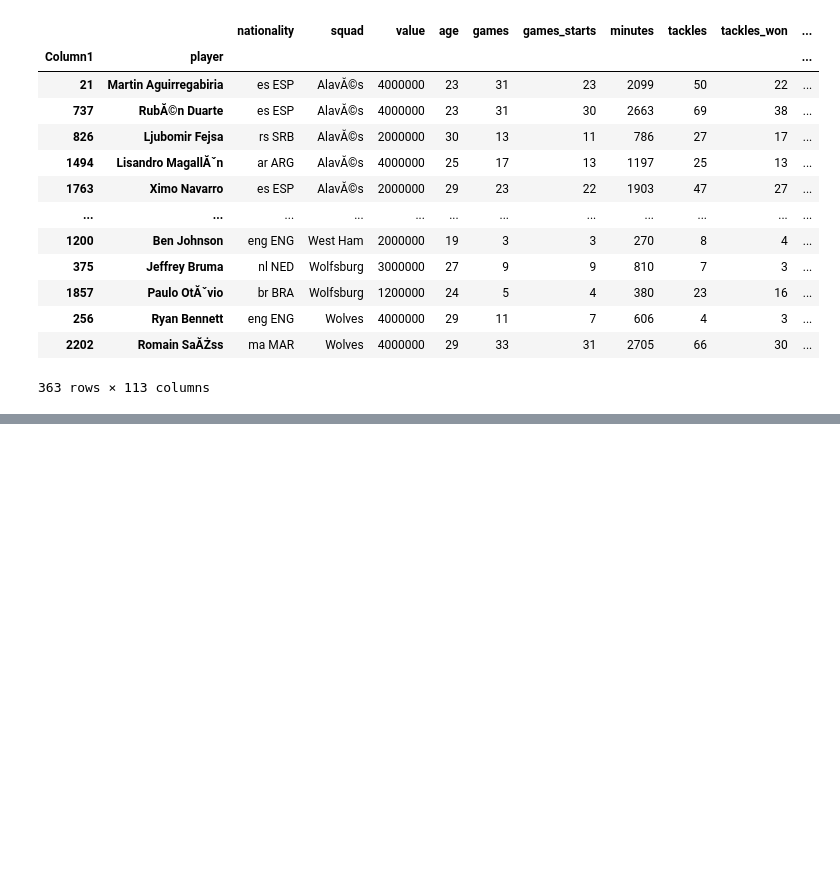
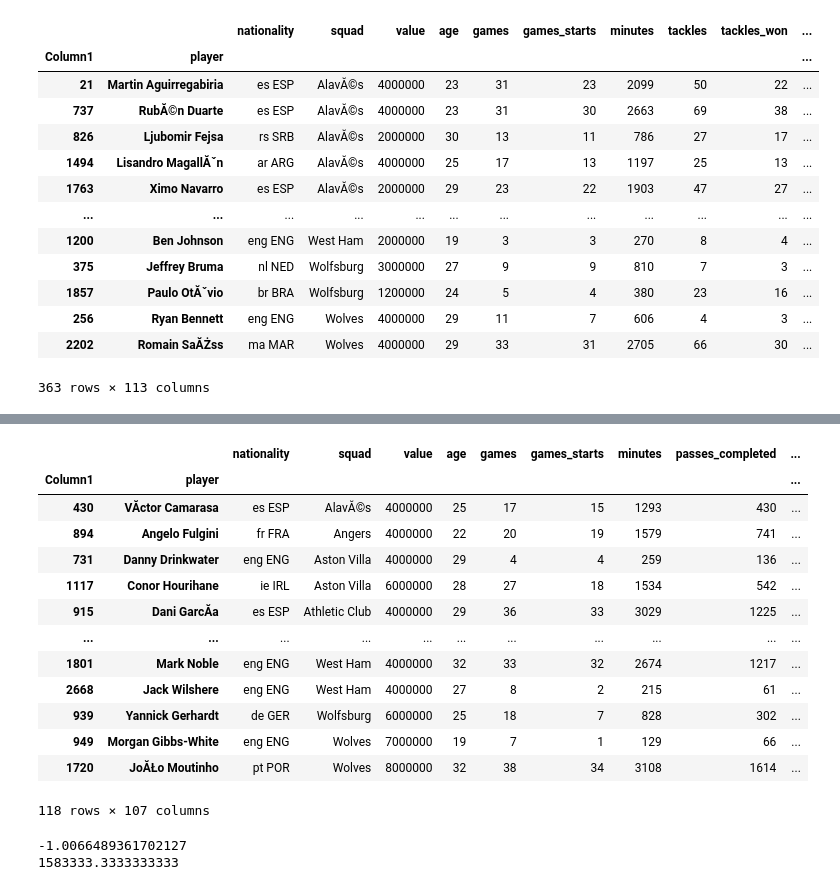
Before and after one commit to AimenZemzmi/TransferMarkt, a Jupyter notebook: transfermarkt.ipynb, the cells around one changed output, grey strips where cells are left out. Drawn from its saved outputs; the diff is of its cells as text; code cells hidden in the pictures; blank space fills up the shorter version.

```diff
--- a/transfermarkt.ipynb
+++ b/transfermarkt.ipynb
@@ -321,0 +418,20 @@ Name: value, dtype: int64
+# %%
+inf_mc = df_milieu_vf['value'] > 2500000
+supp_mc = df_milieu_vf['value'] < 9000000
+df_milieu_vf = df_milieu_vf[inf_mc & supp_mc]
+df_milieu_vf
+# %% [output]
+|  |  | nationality | squad | value | age | games | games_starts | minutes | passes_completed | ... |
+| Column1 | player |  |  |  |  |  |  |  |  | ... |
+| 430 | VĂ­ctor Camarasa | es ESP | AlavĂ©s | 4000000 | 25 | 17 | 15 | 1293 | 430 | ... |
+| 894 | Angelo Fulgini | fr FRA | Angers | 4000000 | 22 | 20 | 19 | 1579 | 741 | ... |
+| 731 | Danny Drinkwater | eng ENG | Aston Villa | 4000000 | 29 | 4 | 4 | 259 | 136 | ... |
+| 1117 | Conor Hourihane | ie IRL | Aston Villa | 6000000 | 28 | 27 | 18 | 1534 | 542 | ... |
+| 915 | Dani GarcĂ­a | es ESP | Athletic Club | 4000000 | 29 | 36 | 33 | 3029 | 1225 | ... |
+| ... | ... | ... | ... | ... | ... | ... | ... | ... | ... | ... |
+| 1801 | Mark Noble | eng ENG | West Ham | 4000000 | 32 | 33 | 32 | 2674 | 1217 | ... |
+| 2668 | Jack Wilshere | eng ENG | West Ham | 4000000 | 27 | 8 | 2 | 215 | 61 | ... |
+| 939 | Yannick Gerhardt | de GER | Wolfsburg | 6000000 | 25 | 18 | 7 | 828 | 302 | ... |
+| 949 | Morgan Gibbs-White | eng ENG | Wolves | 7000000 | 19 | 7 | 1 | 129 | 66 | ... |
+| 1720 | JoĂŁo Moutinho | pt POR | Wolves | 8000000 | 32 | 38 | 34 | 3108 | 1614 | ... |
+118 rows × 107 columns
@@ -321,0 +478,9 @@ Name: value, dtype: int64
+# %%
+knn_mc = KNeighborsRegressor(n_neighbors=1)
+knn_mc.fit(X_train_mc,y_train_mc)
+y_pred_mc = knn_mc.predict(X_test_mc)
+print(r2_score(y_test_mc, y_pred_mc))
+print(mean_absolute_error(y_test_mc, y_pred_mc))
+# %% [output]
+-1.0066489361702127
+1583333.3333333333
```
Also changed, not shown: parts of 34 cells of this notebook.
